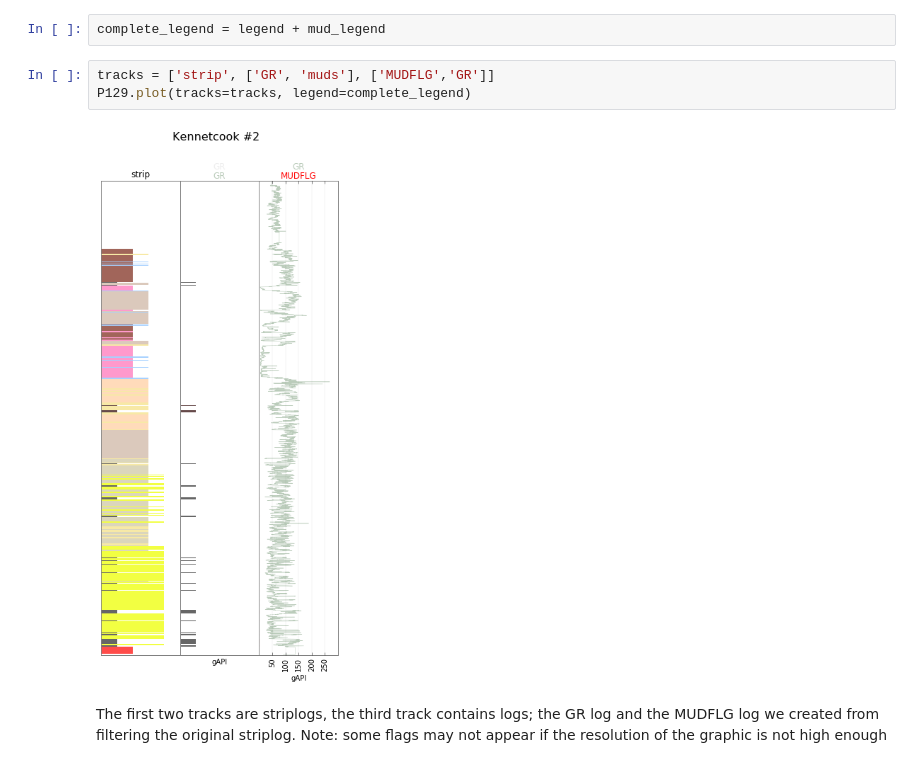
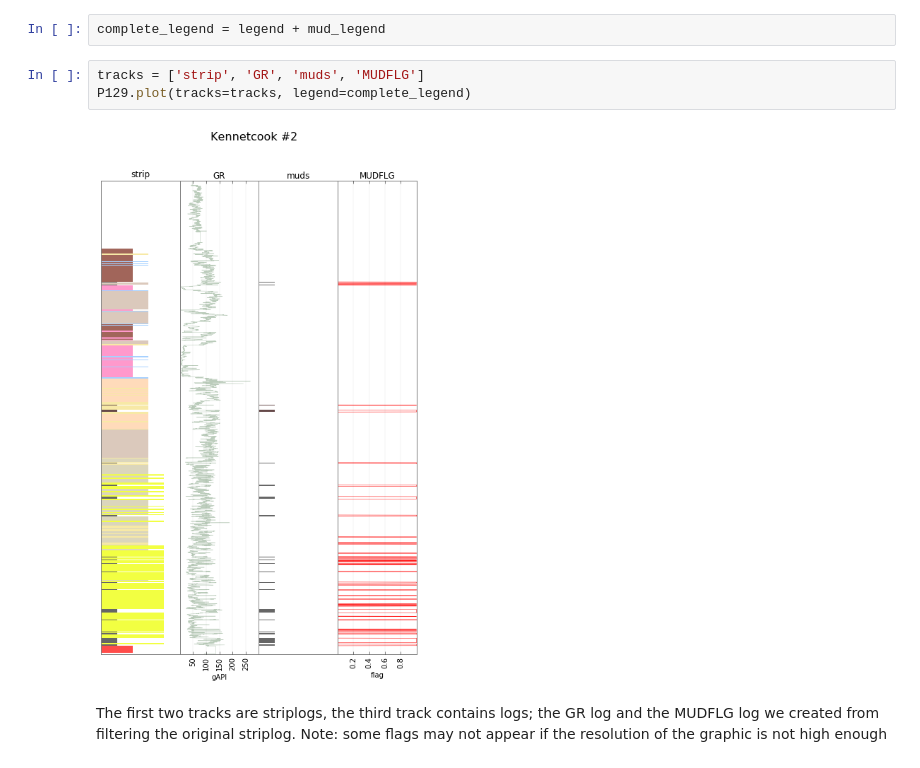
Before and after one commit to EvanBianco/recipes, a Jupyter notebook: Filtering a log with a striplog.ipynb, the cells around one changed output. Drawn from its saved outputs; the diff is of its cells as text.

```diff
--- a/Filtering a log with a striplog.ipynb
+++ b/Filtering a log with a striplog.ipynb
@@ -107,10 +107,10 @@ mud_legend = Legend.from_csv(mud_track)
 # %%
 complete_legend = legend + mud_legend
 # %%
-tracks = ['strip', ['GR', 'muds'], ['MUDFLG','GR']]
+tracks = ['strip', 'GR', 'muds', 'MUDFLG']
 P129.plot(tracks=tracks, legend=complete_legend)
 # %% [output]
-[figure, old version]
+[figure, new version]
 # %% [markdown]
 The first two tracks are striplogs, the third track contains logs; the GR log and the MUDFLG log we created from filtering the original striplog. Note: some flags may not appear if the resolution of the graphic is not high enough
 # %%
```
Also changed, not shown: parts of 4 cells of this notebook.
